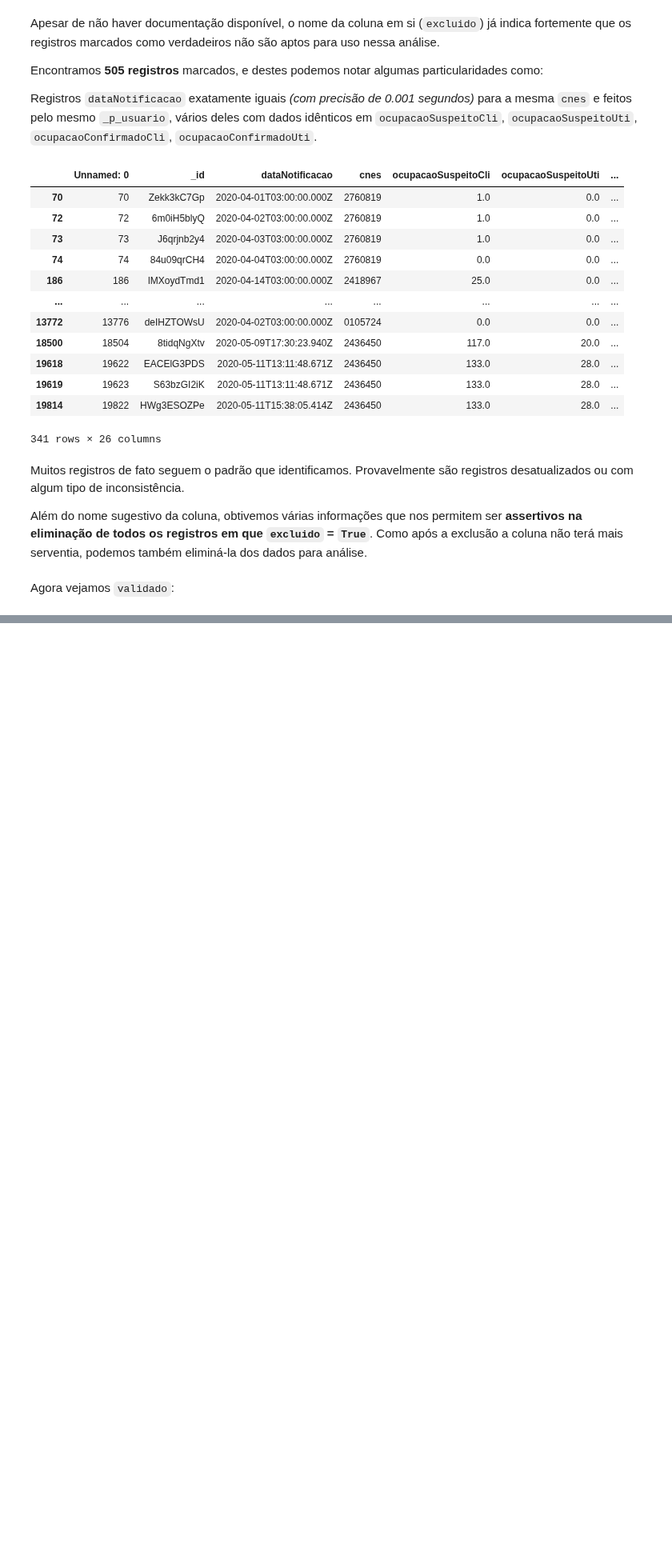
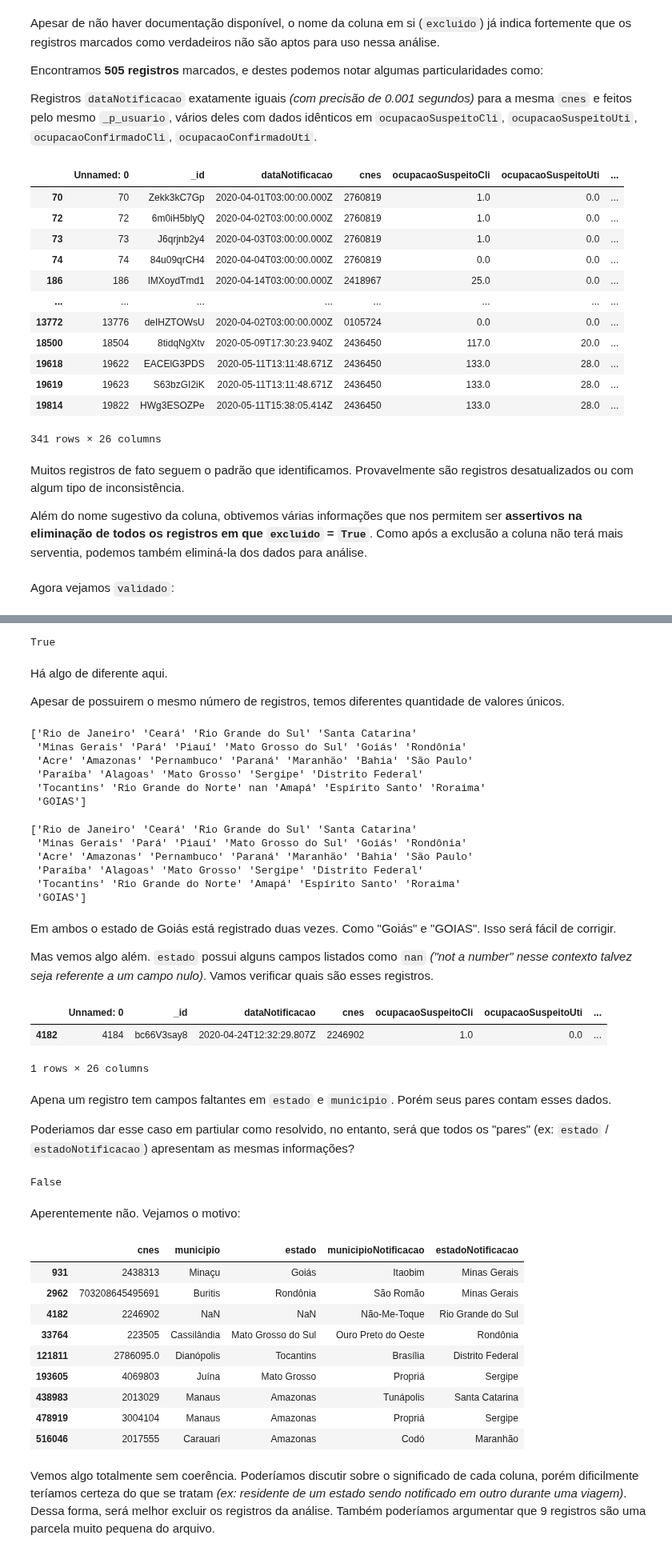
Before and after one commit to lucascorumba/study-projects, a Jupyter notebook: covid-hospital/analysis.ipynb, the cells around one changed output, grey strips where cells are left out. Shown at 80% size. Saved outputs shown, nothing was run; the diff lists cells and outputs as text; code cells hidden in the pictures; blank space fills up the shorter version.

```diff
--- a/covid-hospital/analysis.ipynb
+++ b/covid-hospital/analysis.ipynb
@@ -247,0 +256,61 @@ to_drop.append('validado')
+# %%
+len(df['estado']) == len(df['estadoNotificacao'])
+# %% [output]
+True
+# %% [markdown]
+Há algo de diferente aqui.
+
+Apesar de possuirem o mesmo número de registros, temos diferentes quantidade de valores únicos.
+# %%
+print(df['estado'].unique())
+# %% [output]
+['Rio de Janeiro' 'Ceará' 'Rio Grande do Sul' 'Santa Catarina'
+ 'Minas Gerais' 'Pará' 'Piauí' 'Mato Grosso do Sul' 'Goiás' 'Rondônia'
+ 'Acre' 'Amazonas' 'Pernambuco' 'Paraná' 'Maranhão' 'Bahia' 'São Paulo'
+ 'Paraíba' 'Alagoas' 'Mato Grosso' 'Sergipe' 'Distrito Federal'
+ 'Tocantins' 'Rio Grande do Norte' nan 'Amapá' 'Espírito Santo' 'Roraima'
+ 'GOIAS']
+# %%
+print(df['estadoNotificacao'].unique())
+# %% [output]
+['Rio de Janeiro' 'Ceará' 'Rio Grande do Sul' 'Santa Catarina'
+ 'Minas Gerais' 'Pará' 'Piauí' 'Mato Grosso do Sul' 'Goiás' 'Rondônia'
+ 'Acre' 'Amazonas' 'Pernambuco' 'Paraná' 'Maranhão' 'Bahia' 'São Paulo'
+ 'Paraíba' 'Alagoas' 'Mato Grosso' 'Sergipe' 'Distrito Federal'
+ 'Tocantins' 'Rio Grande do Norte' 'Amapá' 'Espírito Santo' 'Roraima'
+ 'GOIAS']
+# %% [markdown]
+Em ambos o estado de Goiás está registrado duas vezes. Como "Goiás" e "GOIAS". Isso será fácil de corrigir.
+
+Mas vemos algo além. `estado` possui alguns campos listados como `nan` *("not a number" nesse contexto talvez seja referente a um campo nulo)*. Vamos verificar quais são esses registros.
+# %%
+df[df['estado'].isnull()]
+# %% [output]
+|  | Unnamed: 0 | _id | dataNotificacao | cnes | ocupacaoSuspeitoCli | ocupacaoSuspeitoUti | ... |
+| 4182 | 4184 | bc66V3say8 | 2020-04-24T12:32:29.807Z | 2246902 | 1.0 | 0.0 | ... |
+1 rows × 26 columns
+# %% [markdown]
+Apena um registro tem campos faltantes em `estado` e `municipio`. Porém seus pares contam esses dados.
+
+Poderiamos dar esse caso em partiular como resolvido, no entanto, será que todos os "pares" (ex: `estado` / `estadoNotificacao`) apresentam as mesmas informações?
+# %%
+len(df.loc[df['estado'] == df['estadoNotificacao']]) == df.shape[0]
+# %% [output]
+False
+# %% [markdown]
+Aperentemente não. Vejamos o motivo:
+# %%
+df.loc[df['estado'] != df['estadoNotificacao'], ['cnes', 'municipio', 'estado' , 'municipioNotificacao', 'estadoNotificacao']]
+# %% [output]
+|  | cnes | municipio | estado | municipioNotificacao | estadoNotificacao |
+| 931 | 2438313 | Minaçu | Goiás | Itaobim | Minas Gerais |
+| 2962 | 703208645495691 | Buritis | Rondônia | São Romão | Minas Gerais |
+| 4182 | 2246902 | NaN | NaN | Não-Me-Toque | Rio Grande do Sul |
+| 33764 | 223505 | Cassilândia | Mato Grosso do Sul | Ouro Preto do Oeste | Rondônia |
+| 121811 | 2786095.0 | Dianópolis | Tocantins | Brasília | Distrito Federal |
+| 193605 | 4069803 | Juína | Mato Grosso | Propriá | Sergipe |
+| 438983 | 2013029 | Manaus | Amazonas | Tunápolis | Santa Catarina |
+| 478919 | 3004104 | Manaus | Amazonas | Propriá | Sergipe |
+| 516046 | 2017555 | Carauari | Amazonas | Codó | Maranhão |
+# %% [markdown]
+Vemos algo totalmente sem coerência. Poderíamos discutir sobre o significado de cada coluna, porém dificilmente teríamos certeza do que se tratam *(ex: residente de um estado sendo notificado em outro durante uma viagem)*. Dessa forma, será melhor excluir os registros da análise. Também poderíamos argumentar que 9 registros são uma parcela muito pequena do arquivo.
```
Also changed, not shown: parts of 9 cells of this notebook.
